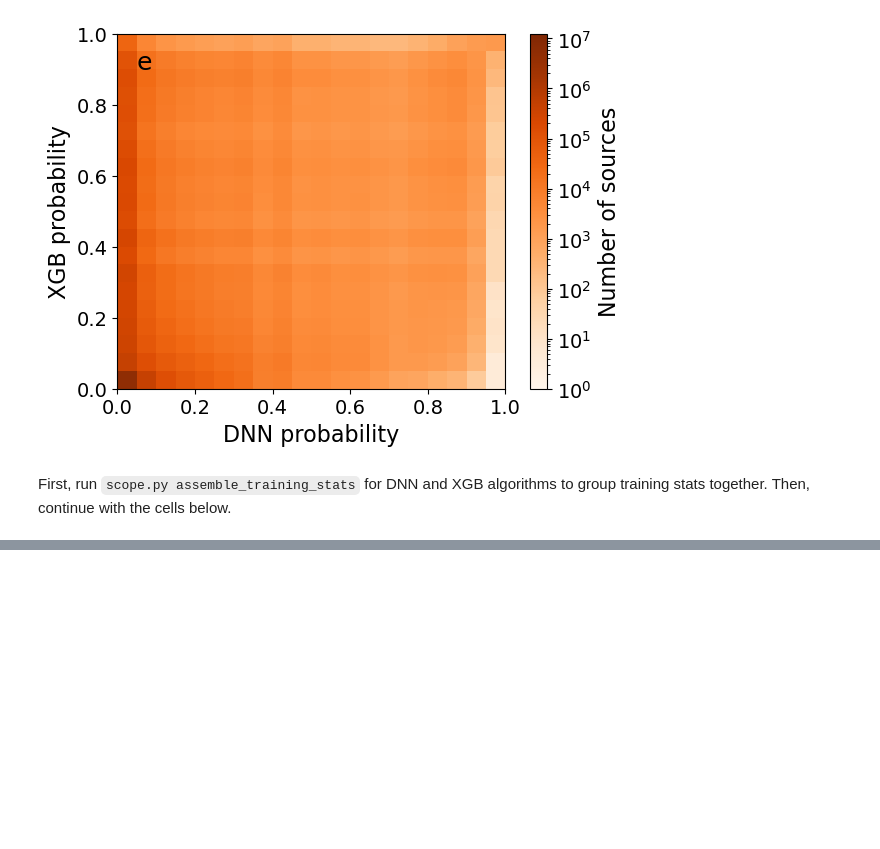
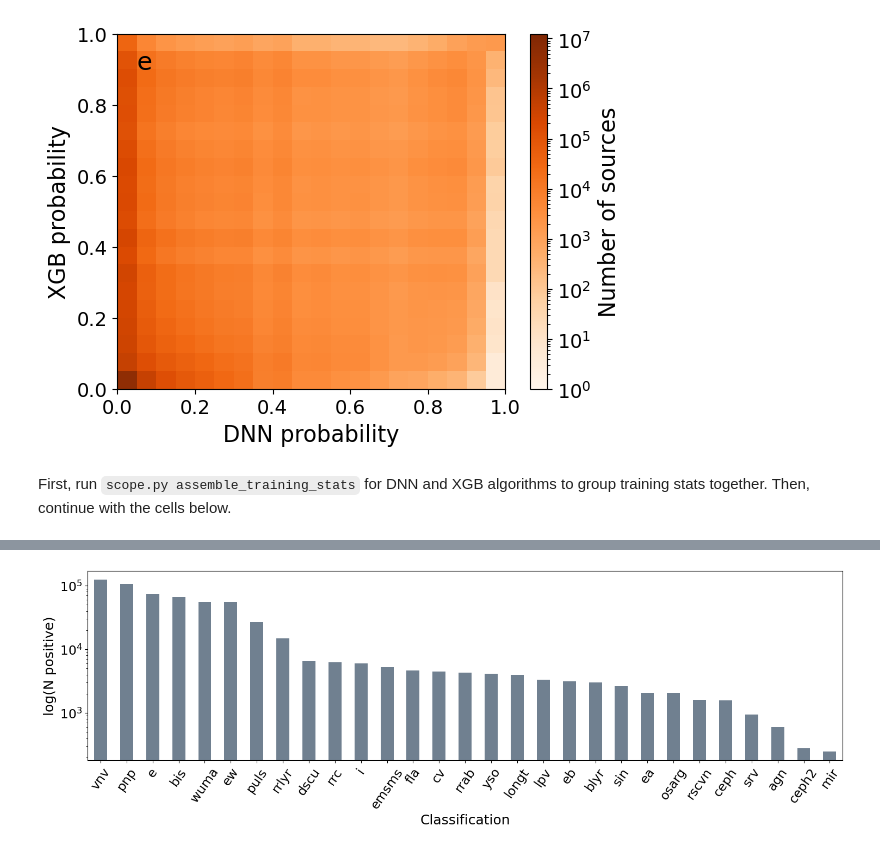
Before and after one commit to ZwickyTransientFacility/scope-ml, a Jupyter notebook: tools/SCoPe_data_analysis_plots.ipynb, the cells around one changed output, grey strips where cells are left out. Saved outputs shown, nothing was run; the diff lists cells and outputs as text; code cells hidden in the pictures; blank space fills up the shorter version.

```diff
--- a/tools/SCoPe_data_analysis_plots.ipynb
+++ b/tools/SCoPe_data_analysis_plots.ipynb
@@ -270,2 +369,15 @@ xgb_prec_rec = xgb_prec_rec.drop(['count'], axis = 'columns')
+# %%
+# Plot number of positive training examples
+countFig = plt.figure(figsize=(15,5))
+ax = countFig.add_subplot()
+mrg_prec_rec.reset_index().plot.bar(x = 'classification', y = 'count', figsize = (15,5), legend = None, ax=ax, color='slategray')
+plt.yscale('log')
+plt.ylabel('log(N positive)', fontsize=18)
+plt.xlabel('Classification', fontsize=18)
+plt.xticks(rotation = 55, fontsize = 17)
+plt.yticks(fontsize = 17)
+plt.tight_layout()
+# %% [output]
+[figure, added]
 # %%
 #dnn precision and recall plot
```
Also changed, not shown: parts of 27 cells of this notebook.
